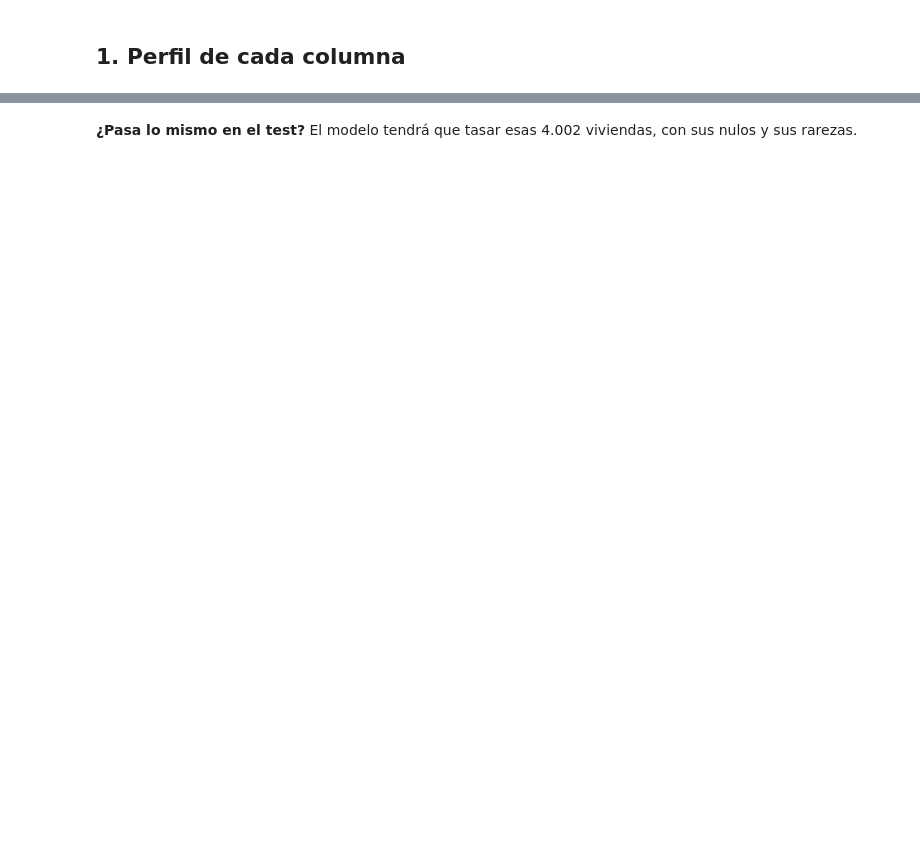
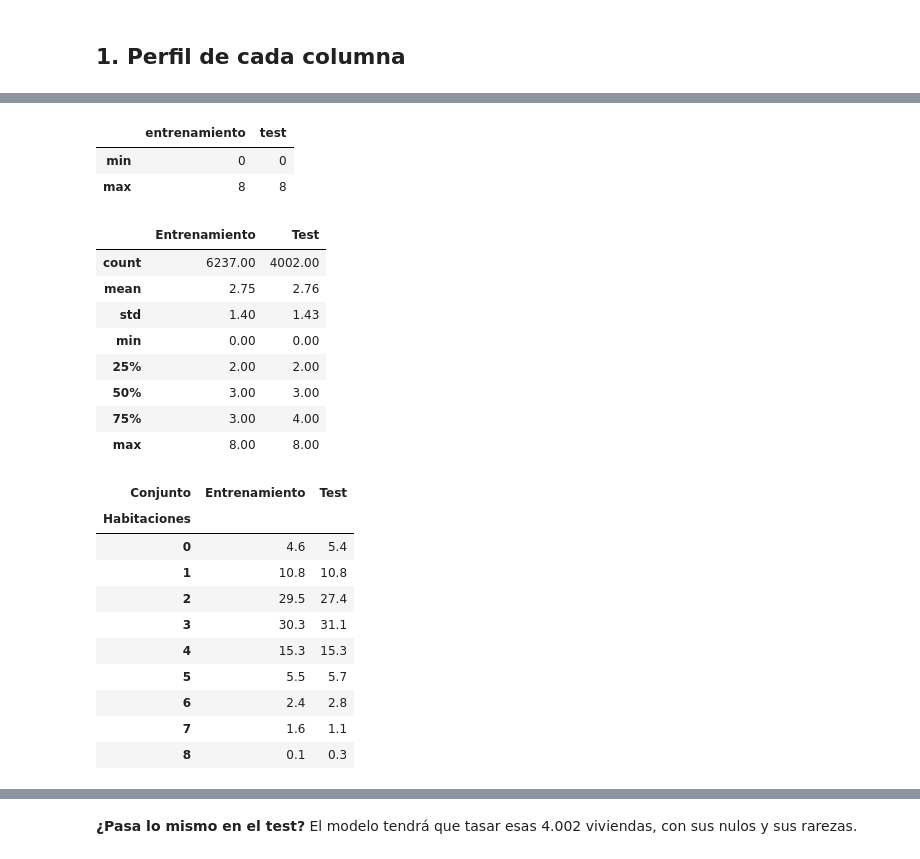
Before and after one commit to tessaforns/mp2-equipo1, a Jupyter notebook: notebooks/exploracion.ipynb, the cells around one changed output, grey strips where cells are left out. Saved outputs shown, nothing was run; the diff lists cells and outputs as text; code cells hidden in the pictures; blank space fills up the shorter version.

```diff
--- a/notebooks/exploracion.ipynb
+++ b/notebooks/exploracion.ipynb
@@ -38,0 +179,67 @@ perfil(entrenamiento)
+# %%
+pd.DataFrame({
+    "entrenamiento": entrenamiento["habitaciones"].agg(["min", "max"]),
+    "test": test["habitaciones"].agg(["min", "max"]),
+})
+# %% [output]
+|  | entrenamiento | test |
+| min | 0 | 0 |
+| max | 8 | 8 |
+# %%
+comparacion_habitaciones = pd.concat(
+    [
+        entrenamiento["habitaciones"].rename("Entrenamiento"),
+        test["habitaciones"].rename("Test"),
+    ],
+    axis=1,
+)
+
+display(comparacion_habitaciones.describe().round(2))
+
+frecuencias_habitaciones = pd.concat(
+    [
+        entrenamiento["habitaciones"].value_counts(normalize=True).rename("Entrenamiento"),
+        test["habitaciones"].value_counts(normalize=True).rename("Test"),
+    ],
+    axis=1,
+).fillna(0).sort_index().mul(100).round(1)
+
+display(frecuencias_habitaciones.rename_axis("Habitaciones").rename_axis(columns="Conjunto"))
+
+px.histogram(
+    pd.concat(
+        [
+            entrenamiento[["habitaciones"]].assign(conjunto="Entrenamiento"),
+            test[["habitaciones"]].assign(conjunto="Test"),
+        ]
+    ).dropna(subset=["habitaciones"]),
+    x="habitaciones",
+    color="conjunto",
+    barmode="overlay",
+    histnorm="probability",
+    opacity=0.6,
+    template="simple_white",
+    title="Número de habitaciones: entrenamiento y test",
+    labels={"habitaciones": "Habitaciones", "probability": "Proporción"},
+).show()
+# %% [output]
+|  | Entrenamiento | Test |
+| count | 6237.00 | 4002.00 |
+| mean | 2.75 | 2.76 |
+| std | 1.40 | 1.43 |
+| min | 0.00 | 0.00 |
+| 25% | 2.00 | 2.00 |
+| 50% | 3.00 | 3.00 |
+| 75% | 3.00 | 4.00 |
+| max | 8.00 | 8.00 |
+| Conjunto | Entrenamiento | Test |
+| Habitaciones |  |  |
+| 0 | 4.6 | 5.4 |
+| 1 | 10.8 | 10.8 |
+| 2 | 29.5 | 27.4 |
+| 3 | 30.3 | 31.1 |
+| 4 | 15.3 | 15.3 |
+| 5 | 5.5 | 5.7 |
+| 6 | 2.4 | 2.8 |
+| 7 | 1.6 | 1.1 |
+| 8 | 0.1 | 0.3 |
```
Also changed, not shown: parts of 15 cells of this notebook, 7 other files.
